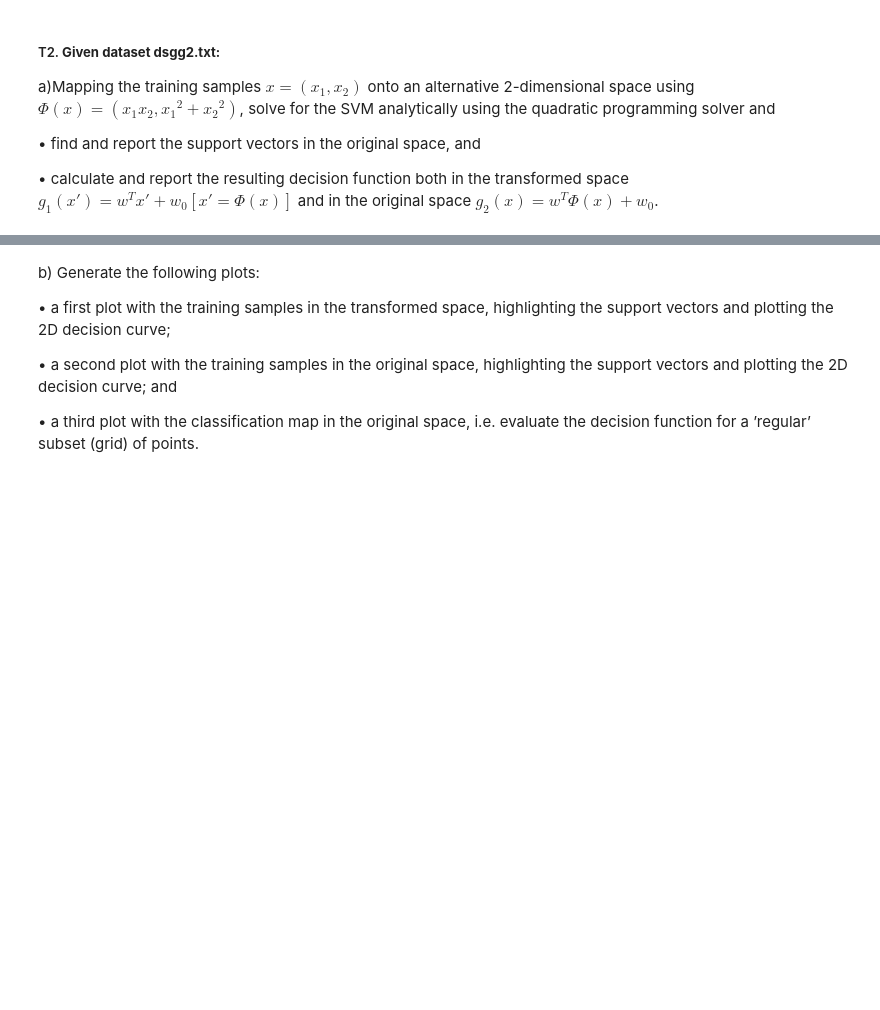
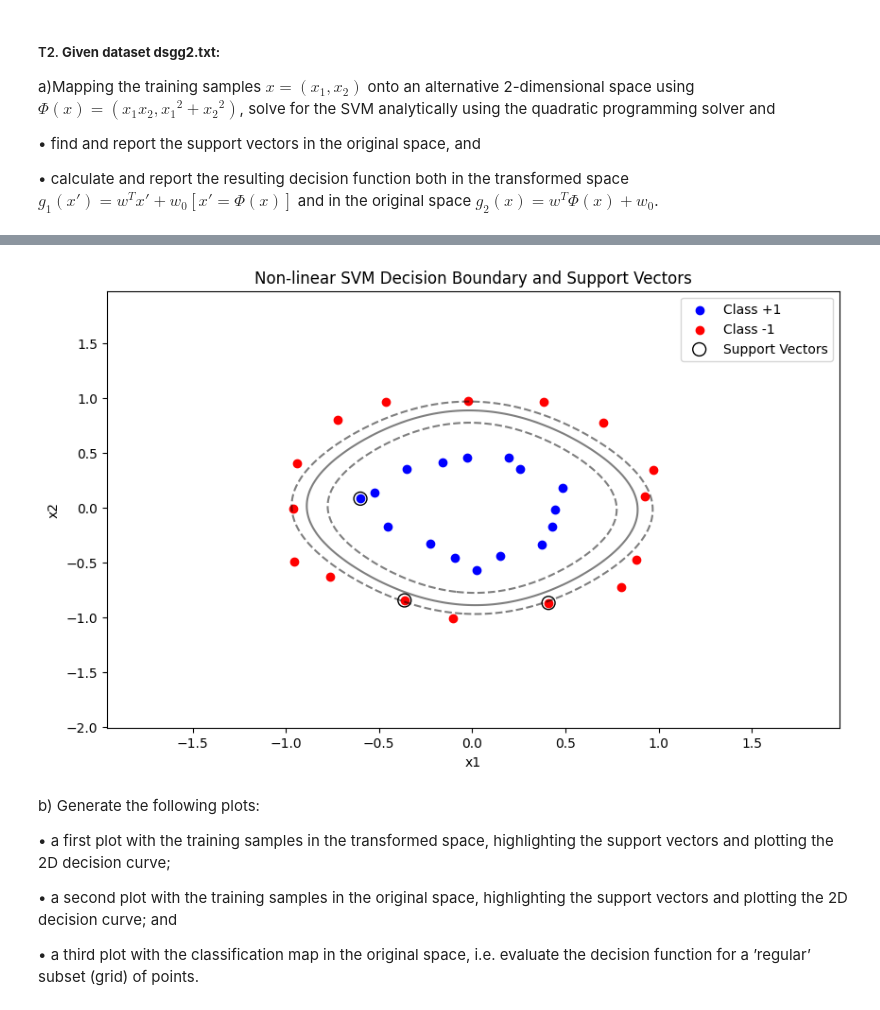
Before and after one commit to pedromartip/Instance-based-learning, a Jupyter notebook: handout_3.ipynb, the cells around one changed output, grey strips where cells are left out. Saved outputs shown, nothing was run; the diff lists cells and outputs as text; code cells hidden in the pictures; blank space fills up the shorter version.

```diff
--- a/handout_3.ipynb
+++ b/handout_3.ipynb
@@ -356,3 +292,98 @@ IndexError: arrays used as indices must be of integer (or boolean) type
+# %%
+def phi(x):
+    return np.array([x[0] * x[1], x[0]**2 + x[1]**2])
+
+# Decision function in the original space
+def decision_function_original(X):
+    return np.dot(np.array([phi(x) for x in X]), w) + b
+# %%
+'''
+1. commented source code
+2. support vectors
+3. decision functions
+'''
+#Import data
+task = 2
+data = np.loadtxt('ds'+group+str(task)+'.txt')
+X = data[:,0:2]
+y = data[:,2:3].flatten()
+
+# Convert the labels to -1 y +1
+y = np.where(y == 0, -1, 1)
+
+# Transform the features with $Φ(x)=(x_1 x_2,{x_1}^2+{x_2}^2)$
+X_transformed = np.array([phi(x) for x in X])
+
+#print(X_transformed.shape)
+# Quadratic Programming for SVM
+n_samples, n_features = X_transformed.shape # Extract num samples and features from transformed data
+alpha = cp.Variable(n_samples) # Alphas to identify support vectors
+
+# Calculate the Gram matrix for the transformed features
+"""
+Capturamos la similitud entre cada par de puntos en el espacio de características
+"""
+K = np.zeros((n_samples, n_samples))
+for i in range(n_samples):
+    for j in range(n_samples):
+        """
+        K[i, j] contiene el resultado del producto punto entre el vector de
+        características transformadas de la muestra i y el de la muestra j
+        """
+        K[i, j] = np.dot(X_transformed[i], X_transformed[j])
+
+# Formulate the quadratic programming problem
+objective = cp.Minimize(0.5 * cp.quad_form(alpha, K * np.outer(y, y)) - cp.sum(alpha))
+constraints = [alpha >= 0, cp.sum(cp.multiply(alpha, y)) == 0]
+problem = cp.Problem(objective, constraints)
+
+# Solve the problem
+problem.solve()
+
+# Extract support vectors
+sv = alpha.value > 1e-5
+support_vectors = X[sv]
+support_vector_labels = y[sv]
+alpha_sv = alpha.value[sv].flatten()
+
+# Compute the weight vector and bias
+w = np.sum((alpha_sv * support_vector_labels)[:, np.newaxis] * X_transformed[sv], axis=0)
+
+# Compute the bias term b
+# Calculate decision values for support vectors and average them
+decision_values = np.dot(X_transformed[sv], w)
+b = np.mean(support_vector_labels - decision_values)
+
+# Plotting
+plt.figure(figsize=(10, 6))
+
+# Plot data points
+plt.scatter(X[y == 1][:, 0], X[y == 1][:, 1], color='blue', label='Class +1')
+plt.scatter(X[y == -1][:, 0], X[y == -1][:, 1], color='red', label='Class -1')
+
+# Create grid to plot decision boundaries
+grid_x1, grid_x2 = np.meshgrid(np.linspace(X[:, 0].min() - 1, X[:, 0].max() + 1, 200),
+                               np.linspace(X[:, 1].min() - 1, X[:, 1].max() + 1, 200))
+grid = np.array([phi([x1, x2]) for x1, x2 in zip(np.ravel(grid_x1), np.ravel(grid_x2))])
+
+# Plot decision boundary
+# Evaluate the decision function for the grid
+Z = decision_function_original(grid).reshape(grid_x1.shape)
+
+#Plot decision boundary and margins
+plt.contour(grid_x1, grid_x2, Z, levels=[-1, 0, 1], alpha=0.5, linestyles=['--', '-', '--'], colors='k')
+
+# Highlight the support vectors
+plt.scatter(support_vectors[:, 0], support_vectors[:, 1], s=100,
+            facecolors='none', edgecolors='black', label='Support Vectors')
+
+plt.xlabel('x1')
+plt.ylabel('x2')
+plt.title('Non-linear SVM Decision Boundary and Support Vectors')
+plt.legend()
+plt.show()
+# %% [output]
+[figure, added]
 # %%
 #This is a non-linear SVM problem
 # %% [markdown]
```
Also changed, not shown: parts of 1 cell of this notebook.
